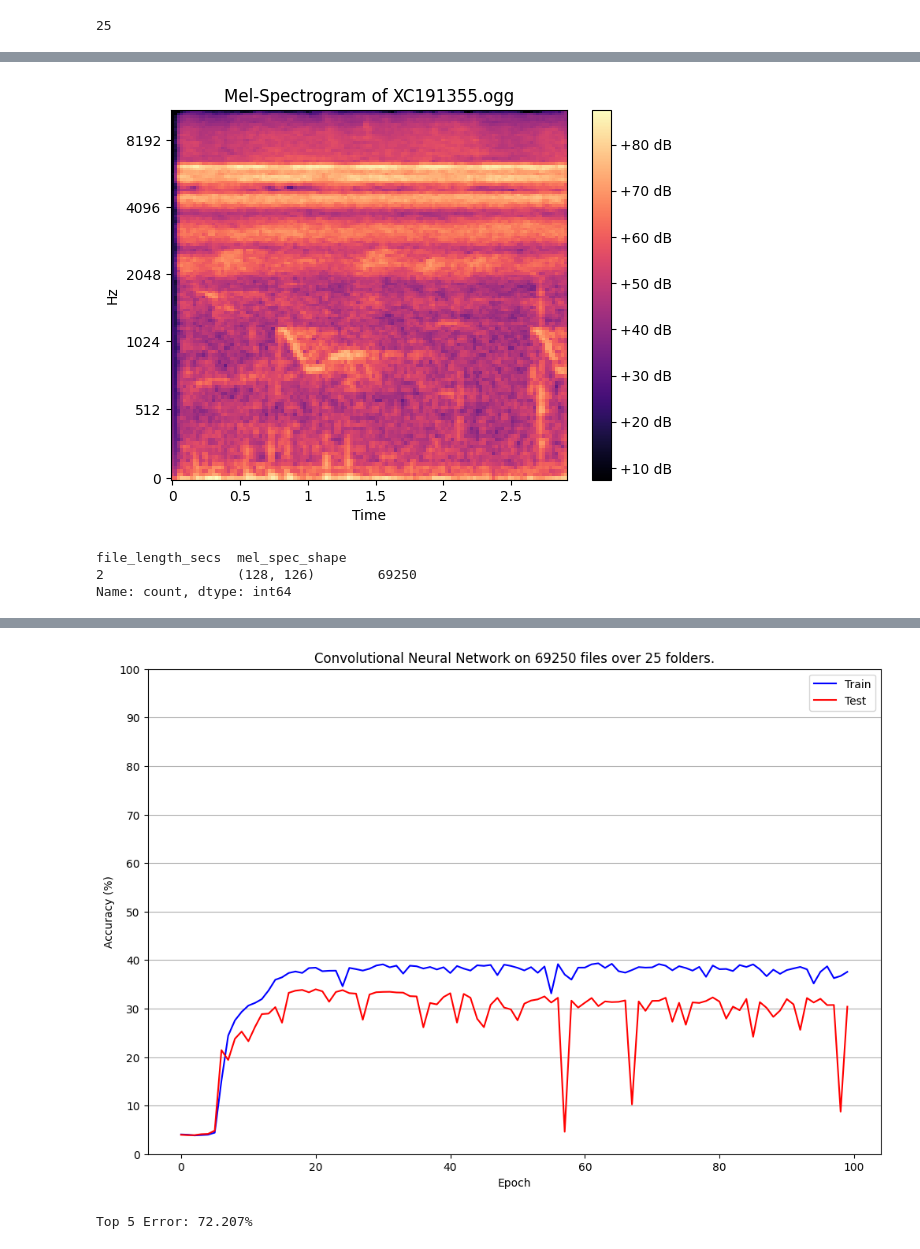
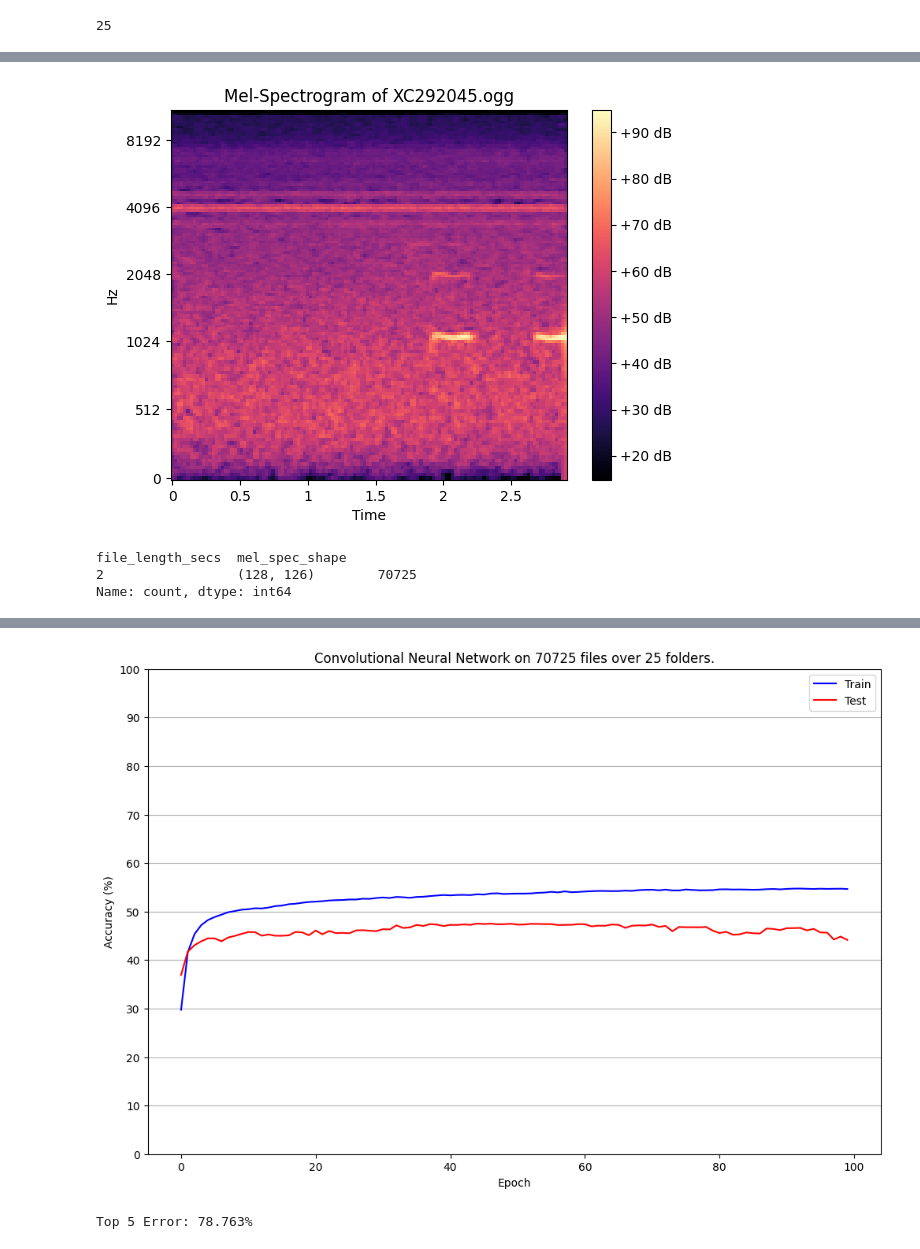
Before and after one commit to spearmintage/final-project, a Jupyter notebook: code/deeper_audio_test.ipynb, the cells around one changed output, grey strips where cells are left out. Cells and saved outputs as stored; diff of their text form; code cells hidden in the pictures.

Commit message:
further audio tests, included proportions of accuracy/splits, + adamw optimizer

```diff
--- a/code/deeper_audio_test.ipynb
+++ b/code/deeper_audio_test.ipynb
@@ -96,7 +96,7 @@ sample_rate = 32000
 
 # load ALL files from 10 random folders.
 # prevent under/oversampling by setting a range of files per folder
-folder_df = get_random_folders(base_dir, split_interval_secs=split_interval_secs, total_folders=25, sample_rate=sample_rate, all_folder_files=True, folder_size_range=(100,150))
+folder_df = get_random_folders(base_dir, split_interval_secs=split_interval_secs, total_folders=25, sample_rate=sample_rate, all_folder_files=True, folder_size_range=(50,100))
 # %%
 len(folder_df)
 # %% [output]
@@ -132,5 +132,10 @@ if sampling_technique == "under":
 if sampling_technique == "over":
     ros = RandomOverSampler(random_state=1368)
 
+    # print how much each class will increase by (relative to its current size)
+    max_folder = max(folder_df["folder"].value_counts())
+    for folder, count in folder_df["folder"].value_counts().sort_values(ascending=True).items():
+        print(f"{folder} will increase by {round((max_folder / count - 1) * 100, 2)}%")
+
     folder_df = pd.concat(ros.fit_resample(folder_df.drop("folder", axis=1), folder_df["folder"]), axis=1)
     # moves "folder" to other side of df but shouldn't affect anything
@@ -166,7 +189,7 @@ plt.show()
 
 del row
 # %% [output]
-[figure, old version]
+[figure, new version]
 # %%
 # mel_spec_shape's x value is ALWAYS 128.
 # %%
@@ -180,7 +203,7 @@ folder_df[["file_length_secs", "mel_spec_shape"]].value_counts()
 # 2 second file length + 32000 sampling rate = (128, 126) input shape
 # %% [output]
 file_length_secs  mel_spec_shape
-2                 (128, 126)        69250
+2                 (128, 126)        70725
 Name: count, dtype: int64
 # %%
 # input shape needs to be AxBxCxD
@@ -341,14 +364,14 @@ def train_model(model, loss_fn, optimizer, epochs, batch_size, save_best_to_file
 epochs = 100
 batch_size = 16
 dropout_rate = 0
-learning_rate = 0.01
+learning_rate = 0.001
 momentum = 0
 
 model = TestModel(input_shape=x_train.shape, dropout_rate=dropout_rate)
 model = model.to(device)
 loss_fn = nn.CrossEntropyLoss() # since we are classifying.
 loss_fn = loss_fn.to(device)
-optimizer = torch.optim.SGD(params=model.parameters(), lr=learning_rate, momentum=momentum)
+optimizer = torch.optim.AdamW(params=model.parameters(), lr=learning_rate) # adam has no momentum, but DOES have weight decay
 
 train_loss_hist, train_acc_hist, test_acc_hist, best_model = train_model(model, loss_fn, optimizer, epochs, batch_size, save_best_to_file=True)
 # %% [output]
@@ -372,4 +395,4 @@ Epoch 100: train loss = 2.4449, train acc = 37.56%, test acc = 30.39%
-[figure, old version]
+[figure, new version]
 # %%
 # final results after testing approx. 30 different variations of dropout, learning rate, etc
 # best learning rate = 0.001, batch size of 32/64, dropout rate around 0.2-0.5
@@ -398,4 +421,4 @@ top_k_accuracy = in_top_k * 100 / total
 
 print(f"Top {k} Error: {top_k_accuracy:.03f}%")
 # %% [output]
-Top 5 Error: 72.207%
+Top 5 Error: 78.763%
```
Also changed, not shown: parts of 5 cells of this notebook, 6 other files.
